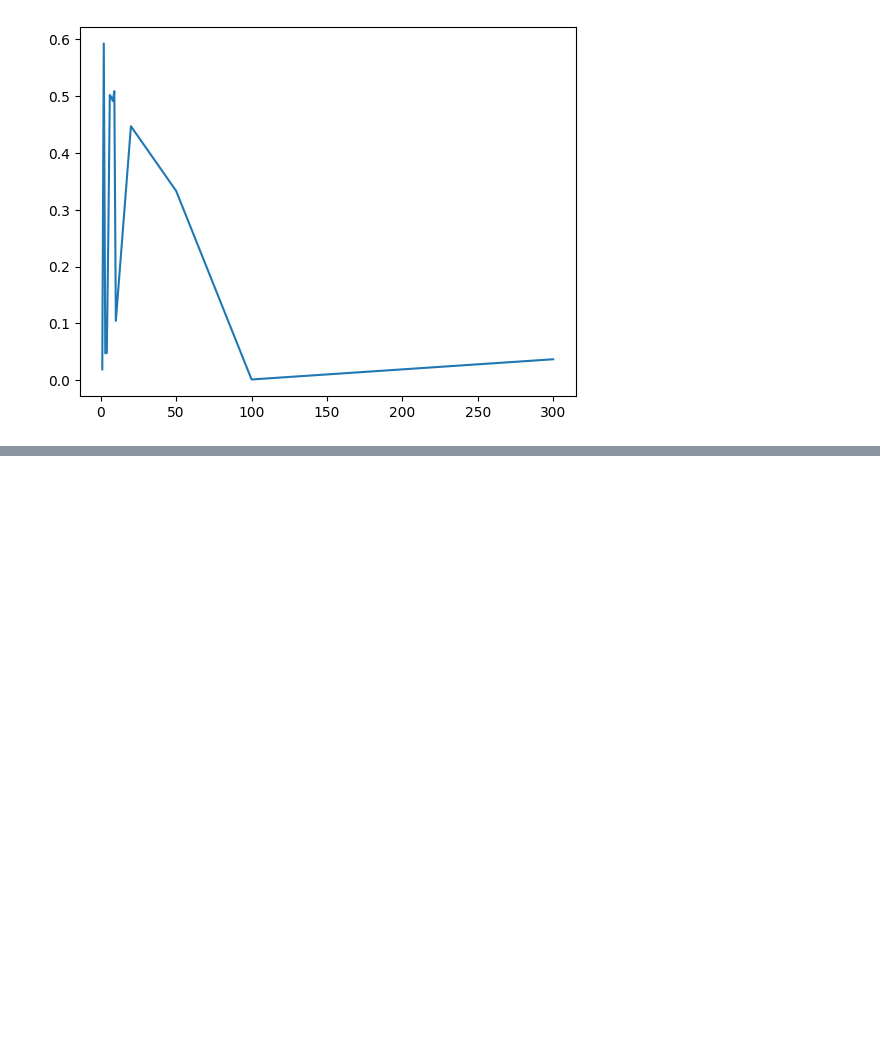
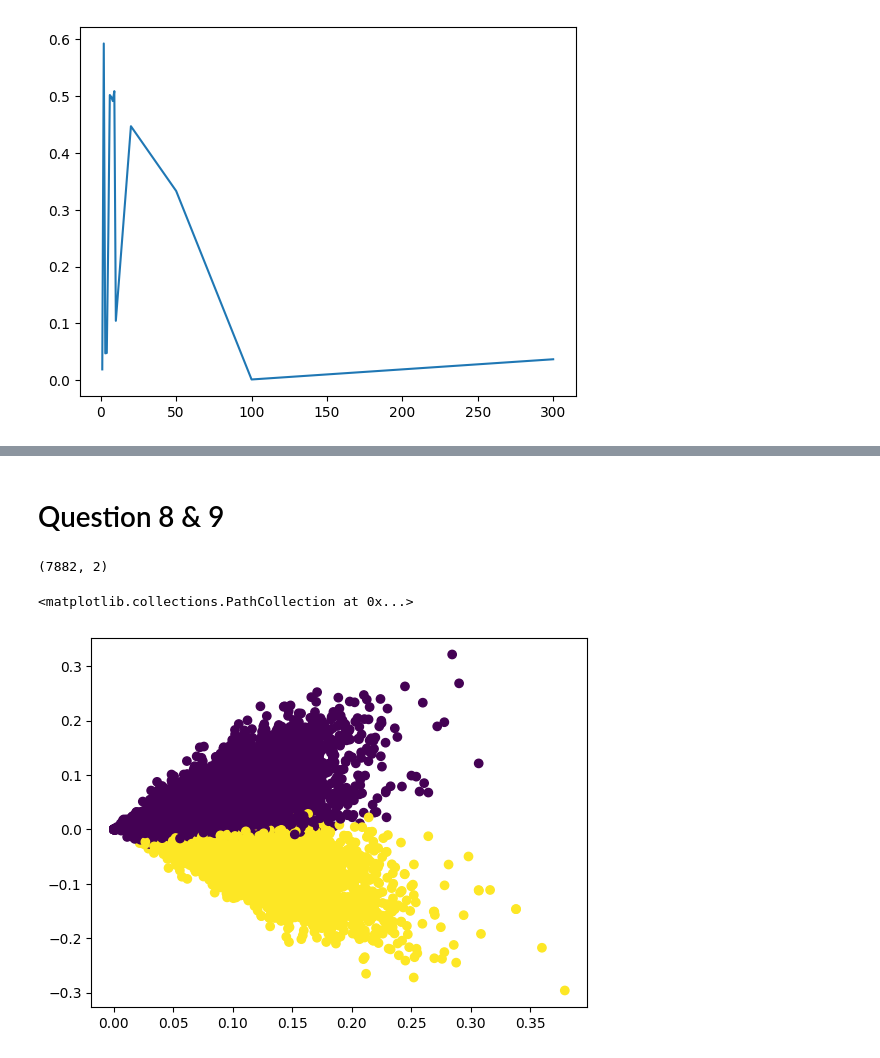
Before and after one commit to papaymaguire/ece219-project4, a Jupyter notebook: project2/notebooks/part01_01.ipynb, the cells around one changed output, grey strips where cells are left out. Drawn from its saved outputs; the diff is of its cells as text; code cells hidden in the pictures; blank space fills up the shorter version.

Commit message:
dim reduced plots

```diff
--- a/project2/notebooks/part01_01.ipynb
+++ b/project2/notebooks/part01_01.ipynb
@@ -228,0 +250,26 @@ make_measure_plots(nmf_results_df)
+# %% [markdown]
+# Question 8 & 9
+# %%
+visual_pipe = Pipeline(steps=[
+    ('dim_reduce', "passthrough"),
+    ('project', TruncatedSVD(n_components=2, random_state=0))
+])
+# %%
+pipe.set_params(**{
+    "dim_reduce": TruncatedSVD(n_components=300, random_state=0)
+})
+pipe.fit_transform(p1_newsgroups_tfidf)
+svd_optimal_labels = pipe['cluster'].labels_
+
+visual_pipe.set_params(**{
+    "dim_reduce": TruncatedSVD(n_components=300, random_state=0)
+})
+svd_optimal_points = visual_pipe.fit_transform(p1_newsgroups_tfidf)
+svd_optimal_points.shape
+# %% [output]
+(7882, 2)
+# %%
+plt.scatter(*svd_optimal_points.T, c=svd_optimal_labels)
+# %% [output]
+<matplotlib.collections.PathCollection at 0x...>
+[figure, added]
```
Also changed, not shown: parts of 6 cells of this notebook.
